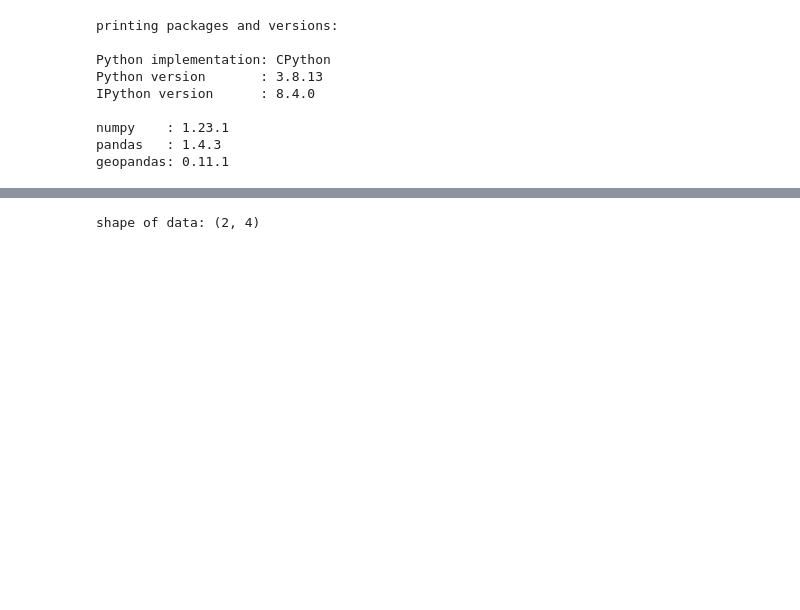
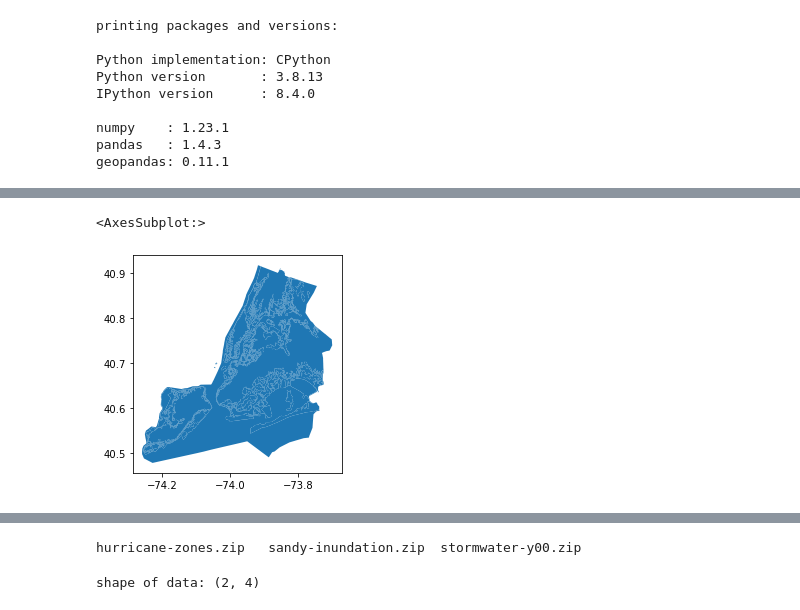
Before and after one commit to mebauer/nyc-flood-layers, a Jupyter notebook: download-layers.ipynb, the cells around one changed output, grey strips where cells are left out. Cells and saved outputs as stored; diff of their text form; code cells hidden in the pictures; blank space fills up the shorter version.

```diff
--- a/download-layers.ipynb
+++ b/download-layers.ipynb
@@ -99,22 +100,23 @@ shape of data: (8, 4)
+# %%
+hurricanes_gdf.plot()
+# %% [output]
+<AxesSubplot:>
+[figure, added]
 # %% [markdown]
 # NYC Stormwater Flood Map - Moderate Flood with Current Sea Levels
 Source: https://data.cityofnewyork.us/Environment/NYC-Stormwater-Flood-Map-Moderate-Flood-with-Curre/7r5q-vr7p
 
 ![stormwater-moderate-y00](images/stormwater-moderate-y00.png)
 # %%
-!mkdir data-meta/stormwater-y00/
-
 # download url of dataset
 url = 'https://data.cityofnewyork.us/download/7r5q-vr7p/application%2Fx-zip-compressed'
-data = 'data-meta/stormwater-y00/'
+data = 'data/'
 
 fullfilename = os.path.join(data, 'stormwater-y00.zip')
 urllib.request.urlretrieve(url, fullfilename)
 
-# opening zipfile using 'with' keyword in read mode
-with zipfile.ZipFile(fullfilename, 'r') as file:
-
-    # extract all files inside the zip file
-    file.extractall(data)
+%ls data/
+# %% [output]
+hurricane-zones.zip   sandy-inundation.zip  stormwater-y00.zip
 # %%
 # read our csv data into a dataframe from our zipfile
```
Also changed, not shown: parts of 61 cells of this notebook.
